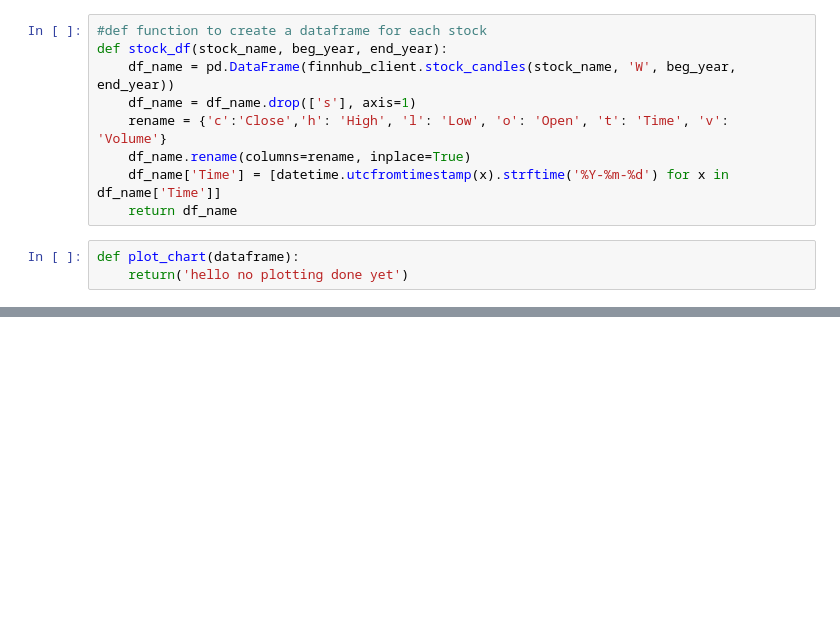
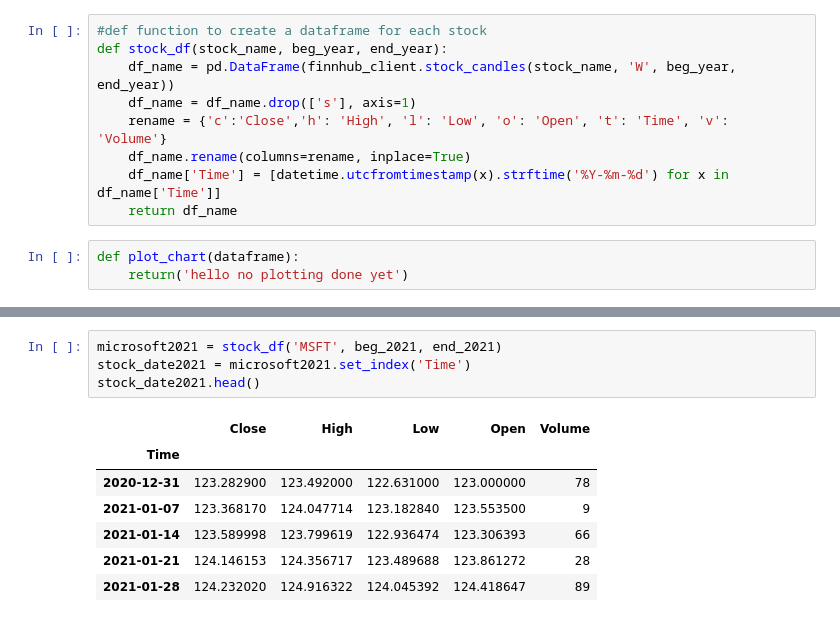
Before and after one commit to dabidma/Covid-VS-The-Stock-Market, a Jupyter notebook: stocks_vs_covid.ipynb, the cells around one changed output, grey strips where cells are left out. Drawn from its saved outputs; the diff is of its cells as text; blank space fills up the shorter version.

```diff
--- a/stocks_vs_covid.ipynb
+++ b/stocks_vs_covid.ipynb
@@ -50,0 +51,12 @@ stock_date
+# %%
+microsoft2021 = stock_df('MSFT', beg_2021, end_2021)
+stock_date2021 = microsoft2021.set_index('Time')
+stock_date2021.head()
+# %% [output]
+|  | Close | High | Low | Open | Volume |
+| Time |  |  |  |  |  |
+| 2020-12-31 | 123.282900 | 123.492000 | 122.631000 | 123.000000 | 78 |
+| 2021-01-07 | 123.368170 | 124.047714 | 123.182840 | 123.553500 | 9 |
+| 2021-01-14 | 123.589998 | 123.799619 | 122.936474 | 123.306393 | 66 |
+| 2021-01-21 | 124.146153 | 124.356717 | 123.489688 | 123.861272 | 28 |
+| 2021-01-28 | 124.232020 | 124.916322 | 124.045392 | 124.418647 | 89 |
```
Also changed, not shown: parts of 3 cells of this notebook.
